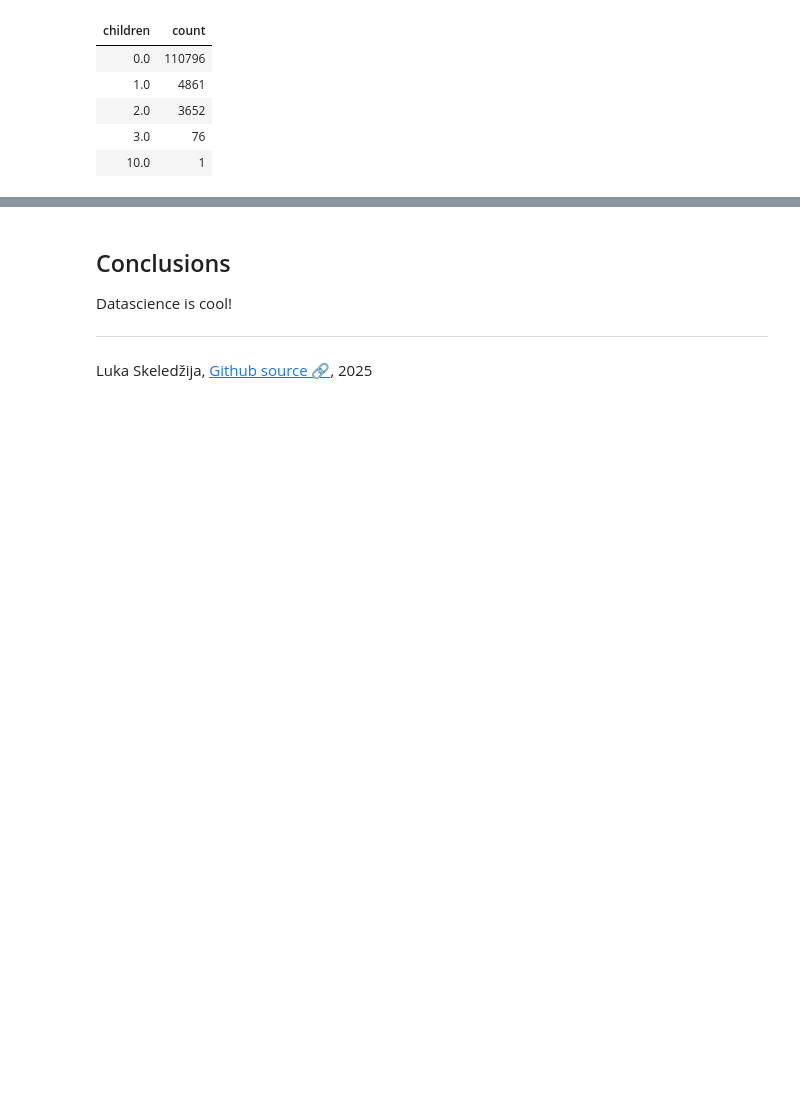
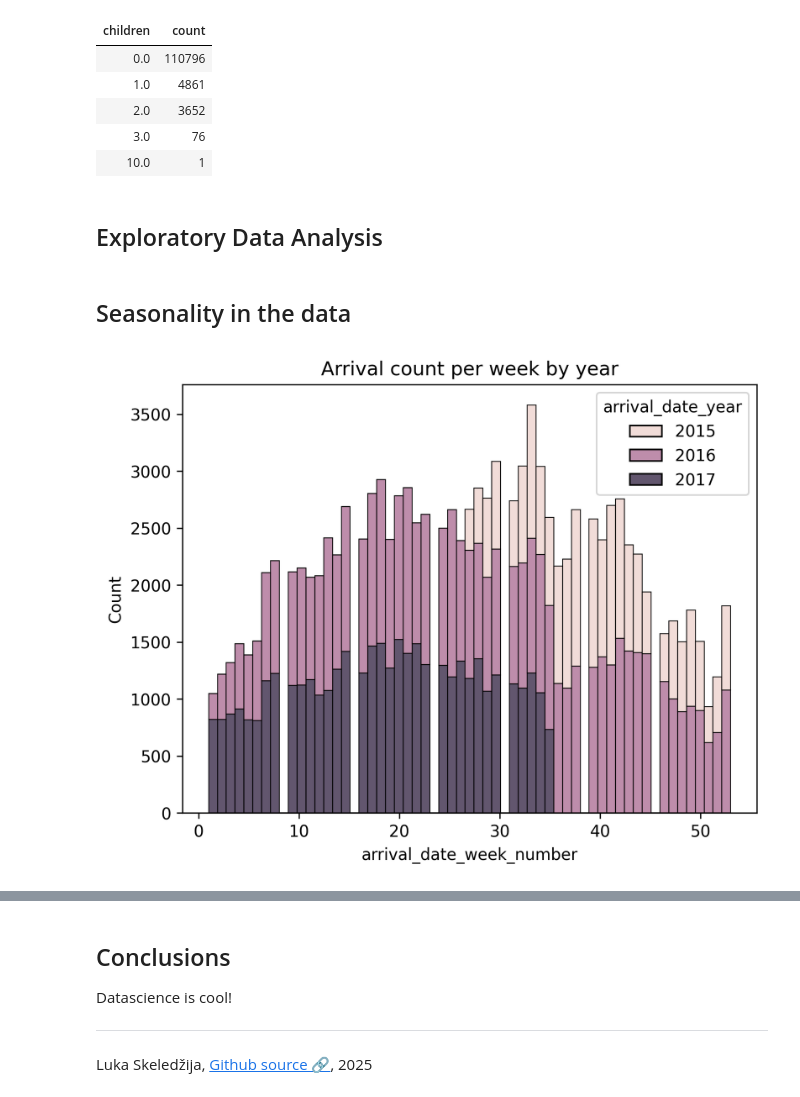
Before and after one commit to lukaske/datascience-tools, a Jupyter notebook: hotels-analysis.ipynb, the cells around one changed output, grey strips where cells are left out. Cells and saved outputs as stored; diff of their text form; code cells hidden in the pictures; blank space fills up the shorter version.

Commit message:
plots, plots, plots...

```diff
--- a/hotels-analysis.ipynb
+++ b/hotels-analysis.ipynb
@@ -118,6 +118,8 @@ import seaborn as sns
 # For pretty HTML rendering
 import markdown
 from IPython.display import display, HTML
+
+plt.rcParams['figure.dpi'] = 300
 
 def centerHTML(html, text=""):
     text = markdown.markdown(text)
@@ -190,3 +197,13 @@ HTML(by_children.to_html(index=False, classes='table-style').replace('<table', '
 | 2.0 | 3652 |
 | 3.0 | 76 |
 | 10.0 | 1 |
+# %% [markdown]
+## Exploratory Data Analysis
+# %% [markdown]
+## Seasonality in the data
+# %%
+sns.histplot(df, x="arrival_date_week_number", hue='arrival_date_year', multiple="stack")
+plt.title('Arrival count per week by year')
+plt.show()
+# %% [output]
+[figure, added]
```
Also changed, not shown: parts of 20 cells of this notebook, 1 other file.
